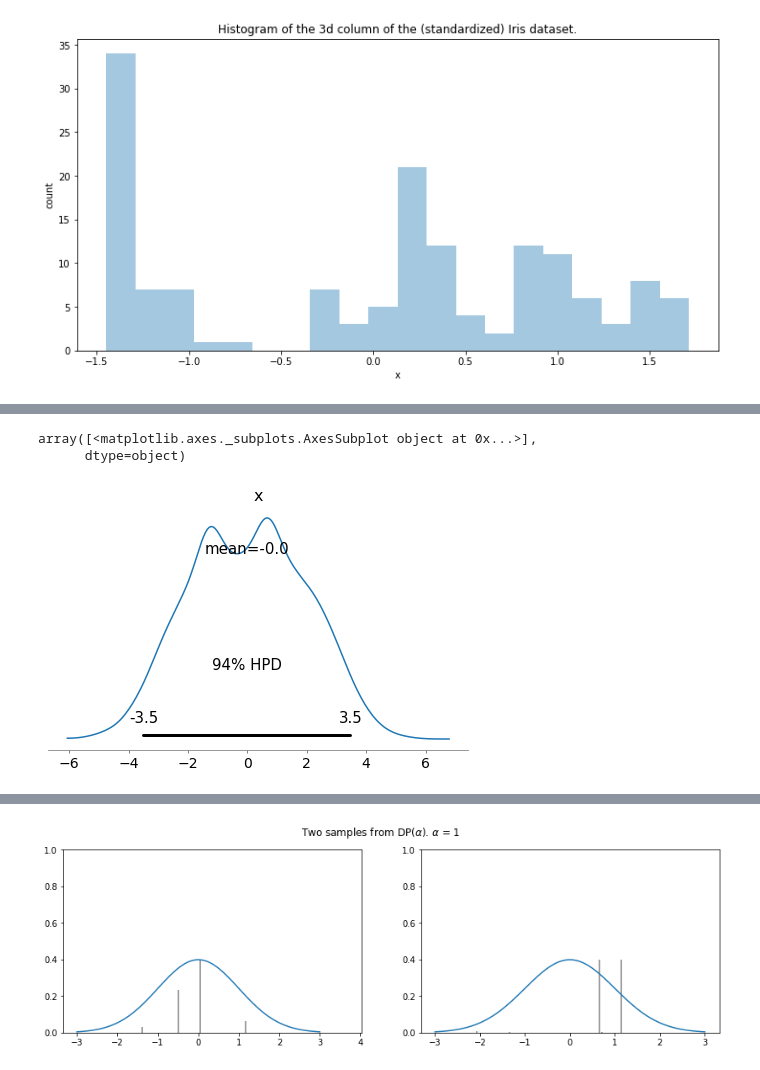
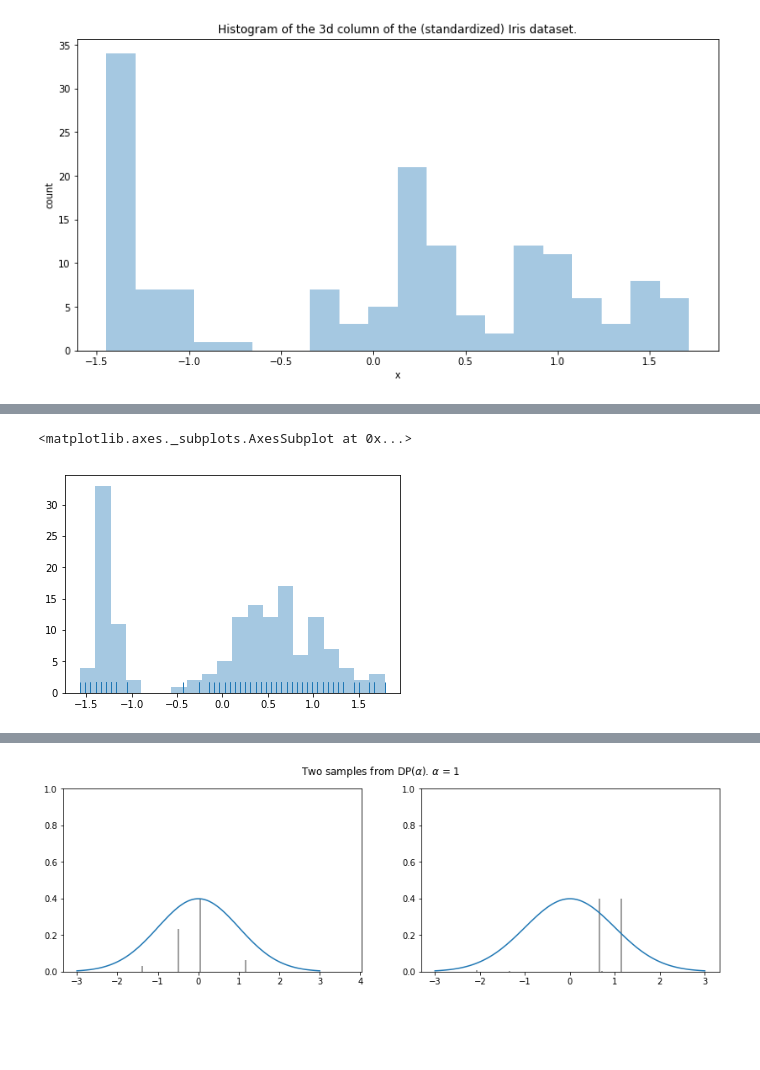
Before and after one commit to arrigonialberto86/funtime, a Jupyter notebook: ipynb/Dirichlet_processes.ipynb, the cells around one changed output, grey strips where cells are left out. Saved outputs shown, nothing was run; the diff lists cells and outputs as text; code cells hidden in the pictures; blank space fills up the shorter version.

```diff
--- a/ipynb/Dirichlet_processes.ipynb
+++ b/ipynb/Dirichlet_processes.ipynb
@@ -112,6 +73,0 @@ plt.ylabel('Posterior expected mixture weight');
-# %%
-pm.plot_posterior(trace['mu'])
-# %% [output]
-array([<matplotlib.axes._subplots.AxesSubplot object at 0x...>],
-      dtype=object)
-[figure, removed]
@@ -117,0 +82,5 @@ array([<matplotlib.axes._subplots.AxesSubplot object at 0x...>],
+# %%
+sns.distplot(y[:, 2], rug=True, label='Original dataset', kde=False, bins=20)
+# %% [output]
+<matplotlib.axes._subplots.AxesSubplot at 0x...>
+[figure, added]
```
Also changed, not shown: parts of 6 cells of this notebook.
